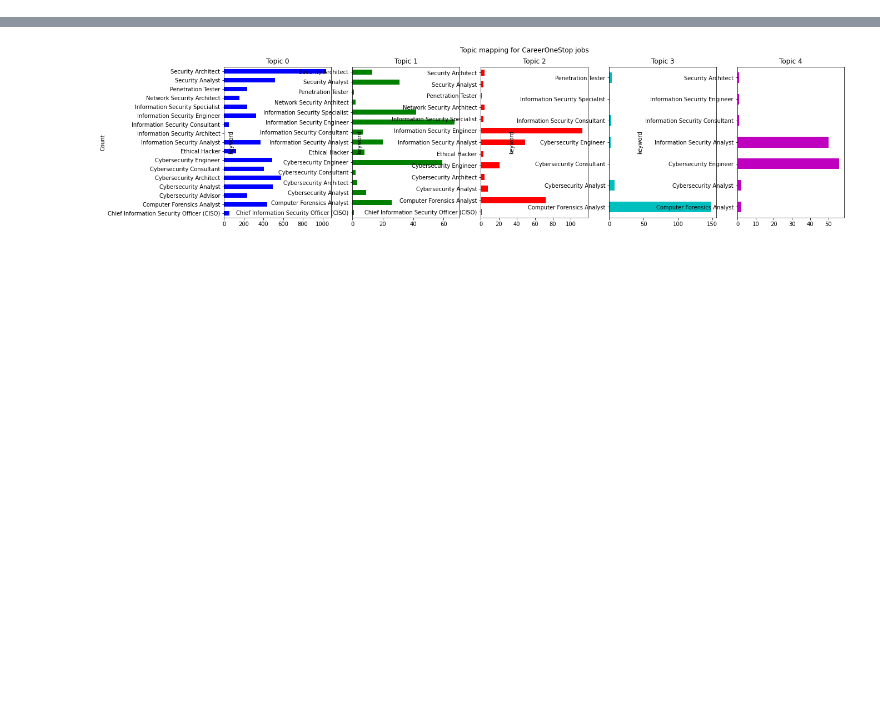
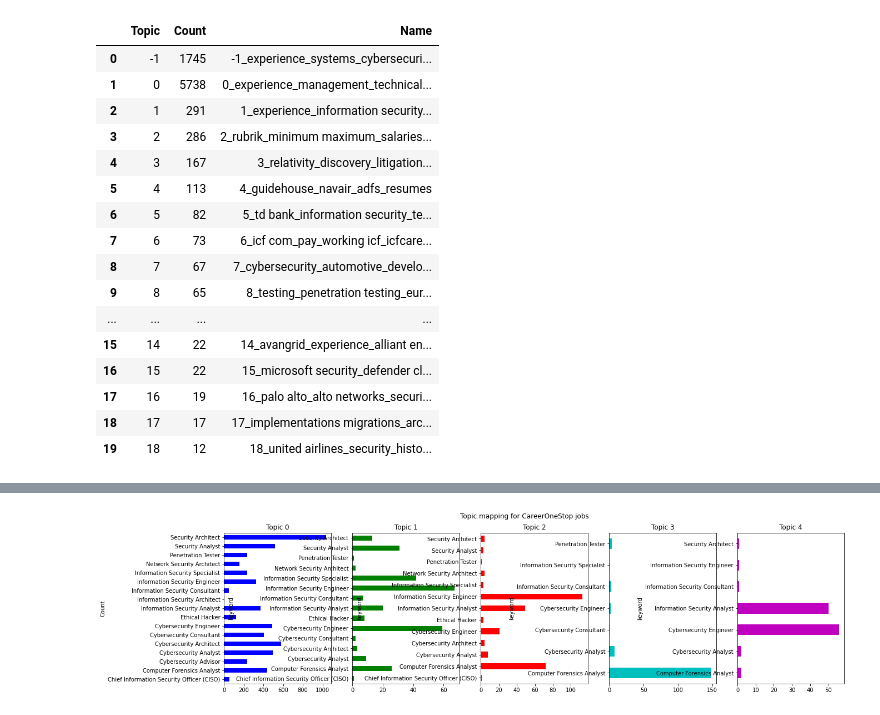
Before and after one commit to hannahabraham-gmu/Scape-Save-DAEN690, a Jupyter notebook: Demand Analysis/optimized bertopic.ipynb, the cells around one changed output, grey strips where cells are left out. Cells and saved outputs as stored; diff of their text form; code cells hidden in the pictures; blank space fills up the shorter version.

```diff
--- a/Demand Analysis/optimized bertopic.ipynb
+++ b/Demand Analysis/optimized bertopic.ipynb
@@ -12,4 +12,5 @@ from sklearn.feature_extraction.text import CountVectorizer
 from sklearn.metrics.pairwise import cosine_similarity
 # %%
 df = pd.read_csv("C:/Users/hanna/Scape-Save-DAEN690/Datasets/indeed_cleaned.csv.gz")
-cos_df = pd.read_excel("C:/Users/hanna/Scape-Save-DAEN690/Datasets//careeronestop_data.xlsx")
+cos_df = pd.read_excel("C:/Users/hanna/Scape-Save-DAEN690/Datasets/careeronestop_data.xlsx")
+usa_df = pd.read_excel("C:/Users/hanna/Scape-Save-DAEN690/Datasets/USAJobs_data.xlsx")
@@ -53,0 +68,37 @@ cos_df['description']= cos_df['description'].apply(clean)
+# %%
+#Create function to categorize role types
+
+def role_type(x):
+    if 'lead' in x:
+        return 'senior'
+    elif 'senior' in x:
+        return 'senior'
+    elif 'sr' in x:
+        return 'senior'
+    elif 'chief' in x:
+        return 'upper mgmt'
+    elif 'manager' in x:
+        return 'upper mgmt'
+    elif 'principal' in x:
+        return 'upper mgmt'
+    elif 'junior' in x:
+        return 'entry-level'
+    elif 'jr' in x:
+        return 'entry-level'
+    elif 'entry-level' in x:
+        return 'entry-level'
+    elif 'entry level' in x:
+        return 'entry-level'
+    elif 'professor' in x:
+        return 'academia'
+    else:
+        return 'other'
+
+df['role_type'] = df['job_title'].apply(role_type)
+cos_df['role_type'] = cos_df['job_title'].apply(role_type)
+usa_df['role_type'] = usa_df['job_title'].apply(role_type)
+
+#Can be used for visualizations
+df_in = df.groupby('role_type').count().reset_index()[['role_type', 'job_title']]
+df_cos = cos_df.groupby('role_type').count().reset_index()[['role_type', 'job_title']]
+df_usa = usa_df.groupby('role_type').count().reset_index()[['role_type', 'job_title']]
@@ -125,0 +174,20 @@ topic_model_in.get_topic_info()
+# %%
+topic_model.get_topic_info()
+# %% [output]
+|  | Topic | Count | Name |
+| 0 | -1 | 1745 | -1_experience_systems_cybersecuri... |
+| 1 | 0 | 5738 | 0_experience_management_technical... |
+| 2 | 1 | 291 | 1_experience_information security... |
+| 3 | 2 | 286 | 2_rubrik_minimum maximum_salaries... |
+| 4 | 3 | 167 | 3_relativity_discovery_litigation... |
+| 5 | 4 | 113 | 4_guidehouse_navair_adfs_resumes |
+| 6 | 5 | 82 | 5_td bank_information security_te... |
+| 7 | 6 | 73 | 6_icf com_pay_working icf_icfcare... |
+| 8 | 7 | 67 | 7_cybersecurity_automotive_develo... |
+| 9 | 8 | 65 | 8_testing_penetration testing_eur... |
+| ... | ... | ... | ... |
+| 15 | 14 | 22 | 14_avangrid_experience_alliant en... |
+| 16 | 15 | 22 | 15_microsoft security_defender cl... |
+| 17 | 16 | 19 | 16_palo alto_alto networks_securi... |
+| 18 | 17 | 17 | 17_implementations migrations_arc... |
+| 19 | 18 | 12 | 18_united airlines_security_histo... |
```
Also changed, not shown: parts of 21 cells of this notebook.
